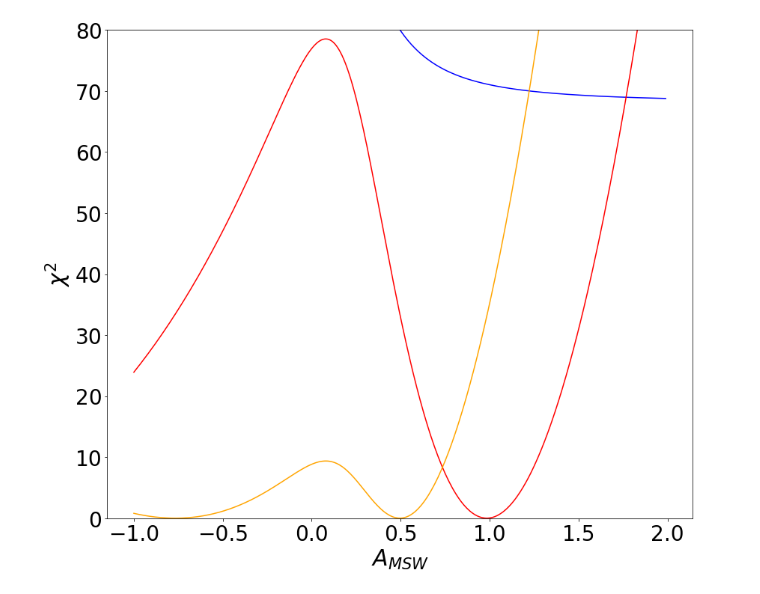
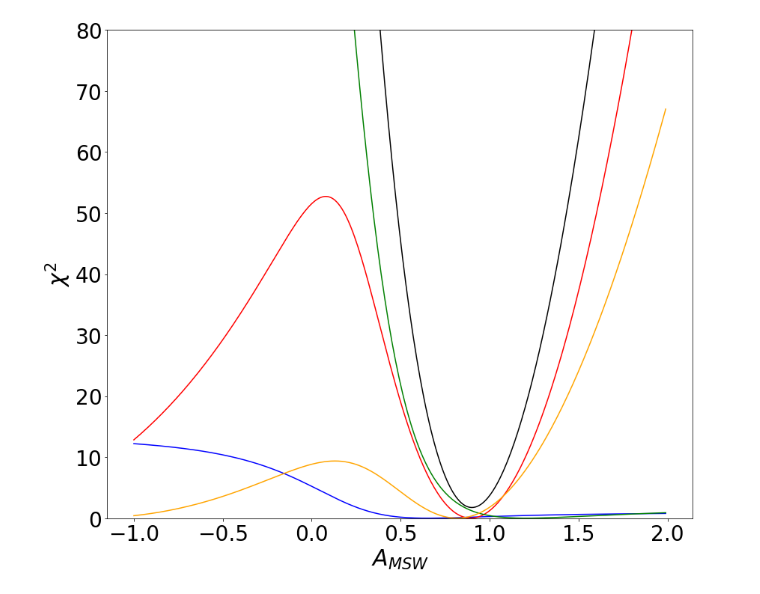
Before and after one commit to nlane314/soLAr-sens, a Jupyter notebook: notebooks/Amswchisquaranalysis.ipynb, the cells around one changed output. Drawn from its saved outputs; the diff is of its cells as text; code cells hidden in the pictures.

```diff
--- a/notebooks/Amswchisquaranalysis.ipynb
+++ b/notebooks/Amswchisquaranalysis.ipynb
@@ -17,11 +17,11 @@ import os
 
 os.chdir("../data")  # moves working directory to data folder
 # %%
-def osc(Amsw):
+def osc(Amsw, E):
 
     degrad = math.pi/180 # deg.s to rad.s conversion fac.
 
-    E = 9.9e6 # 6e6 eV, B8 peak
+    E = E # 6e6 eV, B8 peak
     peS = 92.5e3/1.673e-27 # m-3, e density of Sun at B8 production point
     peE = 2.8e3/1.673e-27 # m-3, average e density of Earth
 
@@ -69,43 +69,43 @@ def chisquar(obs, uncer, exp):
     chisquar = ((obs - exp)**2)/uncer**2
 
     return chisquar
 
 x = np.arange(-1, 2, 0.01)
 
-survBorex = [-0.37, 0.08] # measurement and error
-survSNO = [-0.317, 0.0183]
-asymDUNE = [-0.0969, np.sqrt(0.0053**2 + (0.00969)**2)]
-asymDUNE2 = [-0.0969, np.sqrt(0.0053**2 + (0.00969*0.1)**2)]
+survBorex = [0.37, 0.08] # measurement and error
+survSNO = [0.317, 0.0183]
+asymDUNE = [-0.0856, np.sqrt(0.0083**2 + (0.00856)**2)]
+asymDUNE2 = [-0.0856, np.sqrt(0.0083**2 + (0.00856*0.1)**2)]
 asymSK = [-0.033, 0.0111]
 
-chiBorex = chisquar(survBorex[0], survBorex[1], osc(x)[1])
-chiDUNE = chisquar(asymDUNE[0], asymDUNE[1], osc(x)[0])
-chiDUNE2 = chisquar(asymDUNE2[0], asymDUNE2[1], osc(x)[0])
-chiSNO = chisquar(survSNO[0], survSNO[1], osc(x)[1])
-chiSK = chisquar(asymSK[0], asymSK[1], osc(x)[0])
+chiBorex = chisquar(survBorex[0], survBorex[1], osc(x, 6e6)[1])
+chiDUNE = chisquar(asymDUNE[0], asymDUNE[1], osc(x, 9.9e6)[0])
+chiDUNE2 = chisquar(asymDUNE2[0], asymDUNE2[1], osc(x, 9.9e6)[0])
+chiSNO = chisquar(survSNO[0], survSNO[1], osc(x, 6e6)[1])
+chiSK = chisquar(asymSK[0], asymSK[1], osc(x, 6e6)[0])
 
 y = chiBorex + chiDUNE + chiSNO + chiSK
 
 ####################
 
 plt.figure(figsize=(14,12))
 
 plt.plot(x, chiBorex, color='blue')
 plt.plot(x, chiDUNE, color='red')
 plt.plot(x, chiSNO, color='green')
 plt.plot(x, chiSK, color='orange')
 plt.plot(x, y, color='black')
 
 plt.xlabel(r'$A_{MSW}$',fontsize=30)
 plt.xticks(fontsize=28)
 plt.ylabel(r'$\chi^2$',fontsize=30)
 plt.yticks(fontsize=28)
 
 #plt.xlim(0, 2)
 plt.ylim(0, 80)
 plt.show()
 # %% [output]
-[figure, old version]
+[figure, new version]
 # %%
 plt.figure(figsize=(14,12))
 
```
Also changed, not shown: parts of 1 cell of this notebook, 9 other files.
